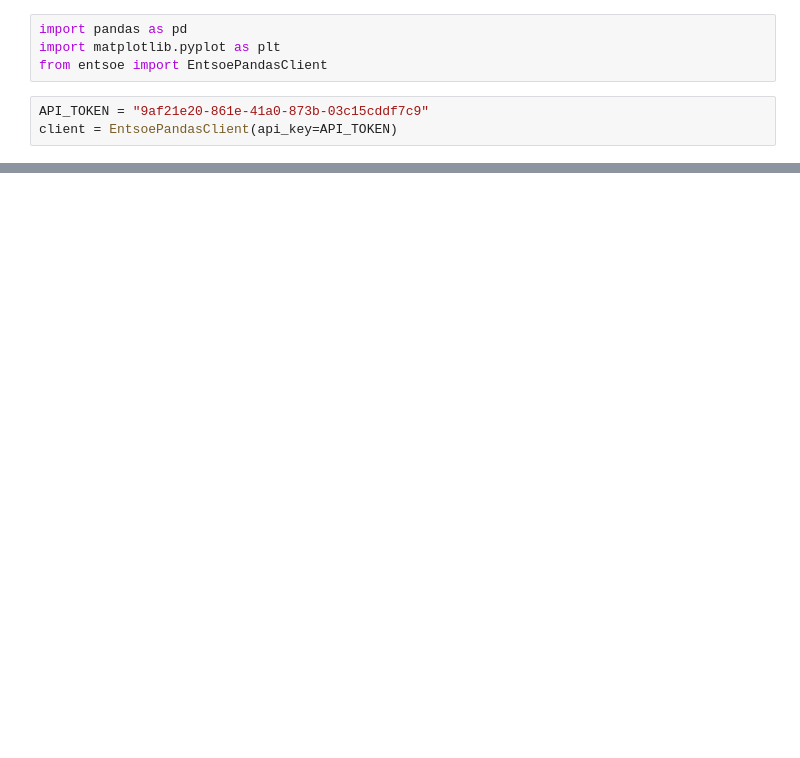
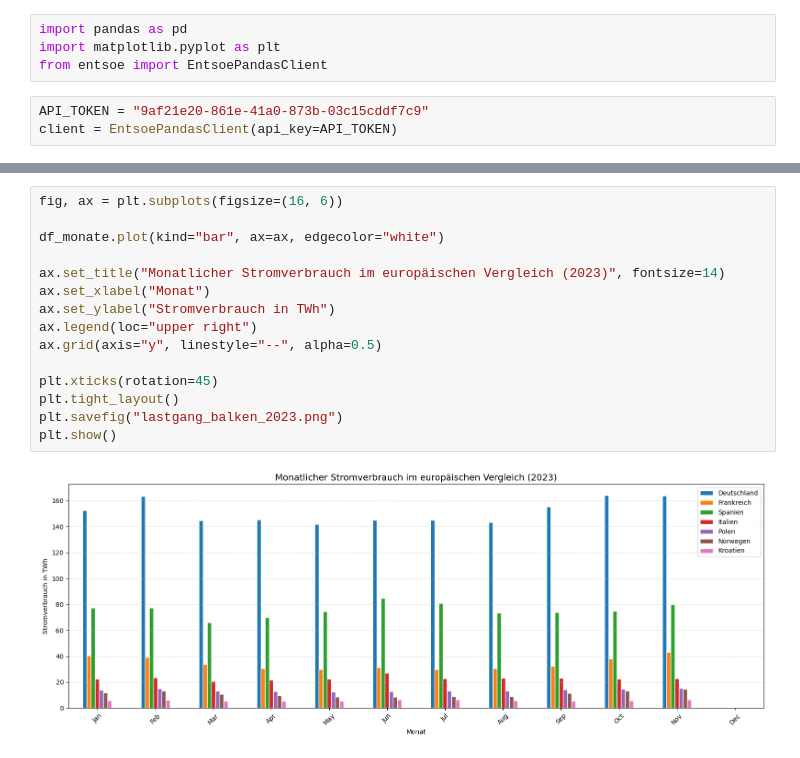
Before and after one commit to LukasK110898/Europavergleich-IT-Projekt-2026-HSWT, a Jupyter notebook: analyse.ipynb, the cells around one changed output, grey strips where cells are left out. Drawn from its saved outputs; the diff is of its cells as text; blank space fills up the shorter version.

```diff
--- a/analyse.ipynb
+++ b/analyse.ipynb
@@ -60,0 +122,17 @@ plt.show()
+# %%
+fig, ax = plt.subplots(figsize=(16, 6))
+
+df_monate.plot(kind="bar", ax=ax, edgecolor="white")
+
+ax.set_title("Monatlicher Stromverbrauch im europäischen Vergleich (2023)", fontsize=14)
+ax.set_xlabel("Monat")
+ax.set_ylabel("Stromverbrauch in TWh")
+ax.legend(loc="upper right")
+ax.grid(axis="y", linestyle="--", alpha=0.5)
+
+plt.xticks(rotation=45)
+plt.tight_layout()
+plt.savefig("lastgang_balken_2023.png")
+plt.show()
+# %% [output]
+[figure, added]
```
Also changed, not shown: parts of 5 cells of this notebook, 3 other files.
